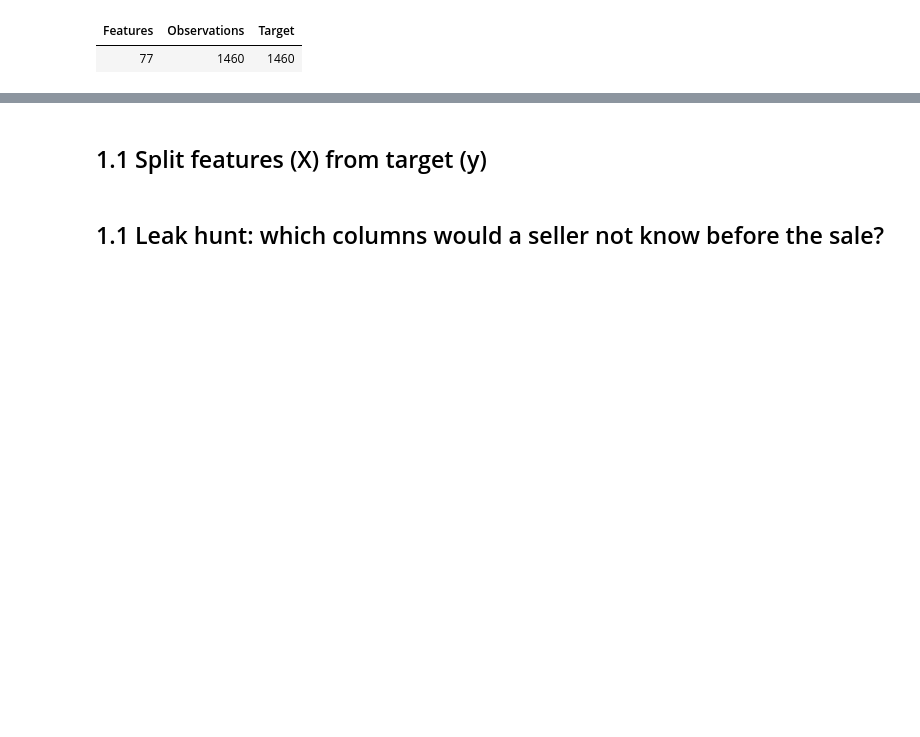
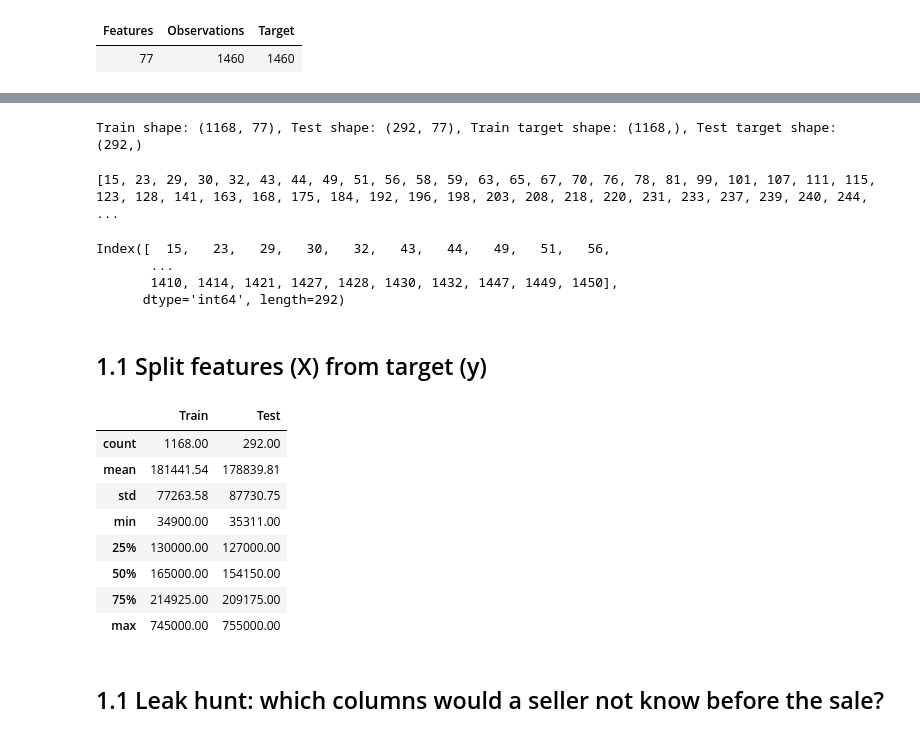
Before and after one commit to Rajneeshjas-ind/ML_Practice, a Jupyter notebook: ames-regression/01_ml_eda.ipynb, the cells around one changed output, grey strips where cells are left out. Saved outputs shown, nothing was run; the diff lists cells and outputs as text; code cells hidden in the pictures; blank space fills up the shorter version.

Commit message:
Ames: ML EDA 1.2, train/test split

```diff
--- a/ames-regression/01_ml_eda.ipynb
+++ b/ames-regression/01_ml_eda.ipynb
@@ -159,5 +167,36 @@ display(final_feature_target_table.style.hide(axis='index'))
+# %%
+from sklearn.model_selection import train_test_split
+X_train, X_test, y_train, y_test = train_test_split(X, y, test_size=0.2, random_state=42)
+print(f"Train shape: {X_train.shape}, Test shape: {X_test.shape}, Train target shape: {y_train.shape}, Test target shape: {y_test.shape}")
+# %% [output]
+Train shape: (1168, 77), Test shape: (292, 77), Train target shape: (1168,), Test target shape: (292,)
+# %%
+print(sorted(X_test.index))
+# %% [output]
+[15, 23, 29, 30, 32, 43, 44, 49, 51, 56, 58, 59, 63, 65, 67, 70, 76, 78, 81, 99, 101, 107, 111, 115, 123, 128, 141, 163, 168, 175, 184, 192, 196, 198, 203, 208, 218, 220, 231, 233, 237, 239, 240, 244, ...
+# %%
+X_test.index.sort_values()
+# %% [output]
+Index([  15,   23,   29,   30,   32,   43,   44,   49,   51,   56,
+       ...
+       1410, 1414, 1421, 1427, 1428, 1430, 1432, 1447, 1449, 1450],
+      dtype='int64', length=292)
 # %% [markdown]
 ## 1.1 Split features (X) from target (y)
+# %%
+summery_X = pd.concat([X_train.describe().T, X_test.describe().T], axis=1, keys=['Train', 'Test'])
+Summary_y = pd.concat([y_train.describe().T, y_test.describe().T], axis=1, keys=['Train', 'Test'])
+display(Summary_y.style.format("{:.2f}"))
+# %% [output]
+|  | Train | Test |
+| count | 1168.00 | 292.00 |
+| mean | 181441.54 | 178839.81 |
+| std | 77263.58 | 87730.75 |
+| min | 34900.00 | 35311.00 |
+| 25% | 130000.00 | 127000.00 |
+| 50% | 165000.00 | 154150.00 |
+| 75% | 214925.00 | 209175.00 |
+| max | 745000.00 | 755000.00 |
 # %% [markdown]
 ## 1.1 Leak hunt: which columns would a seller not know before the sale?
 # %% [markdown]
```
Also changed, not shown: parts of 6 cells of this notebook.
